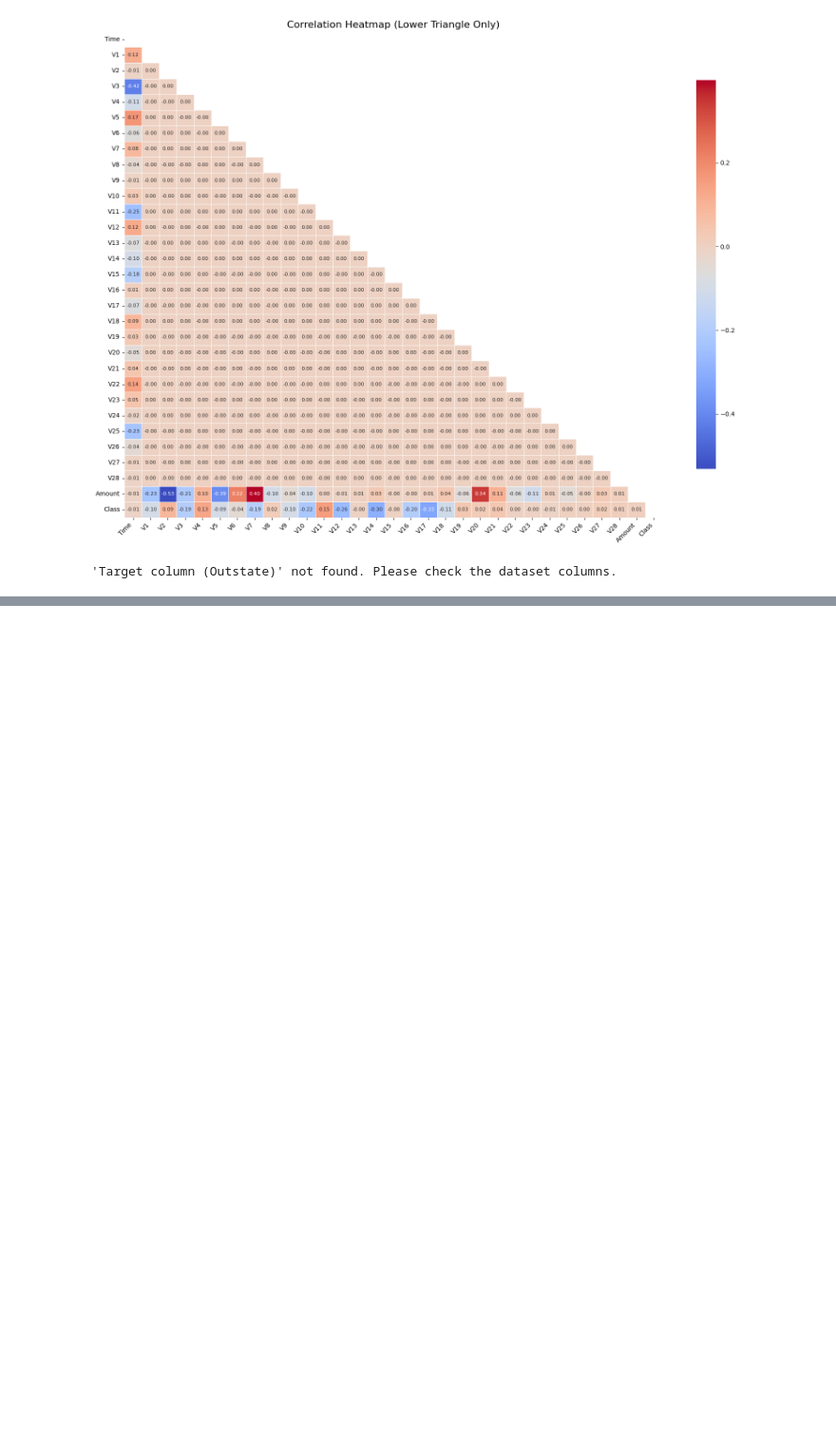
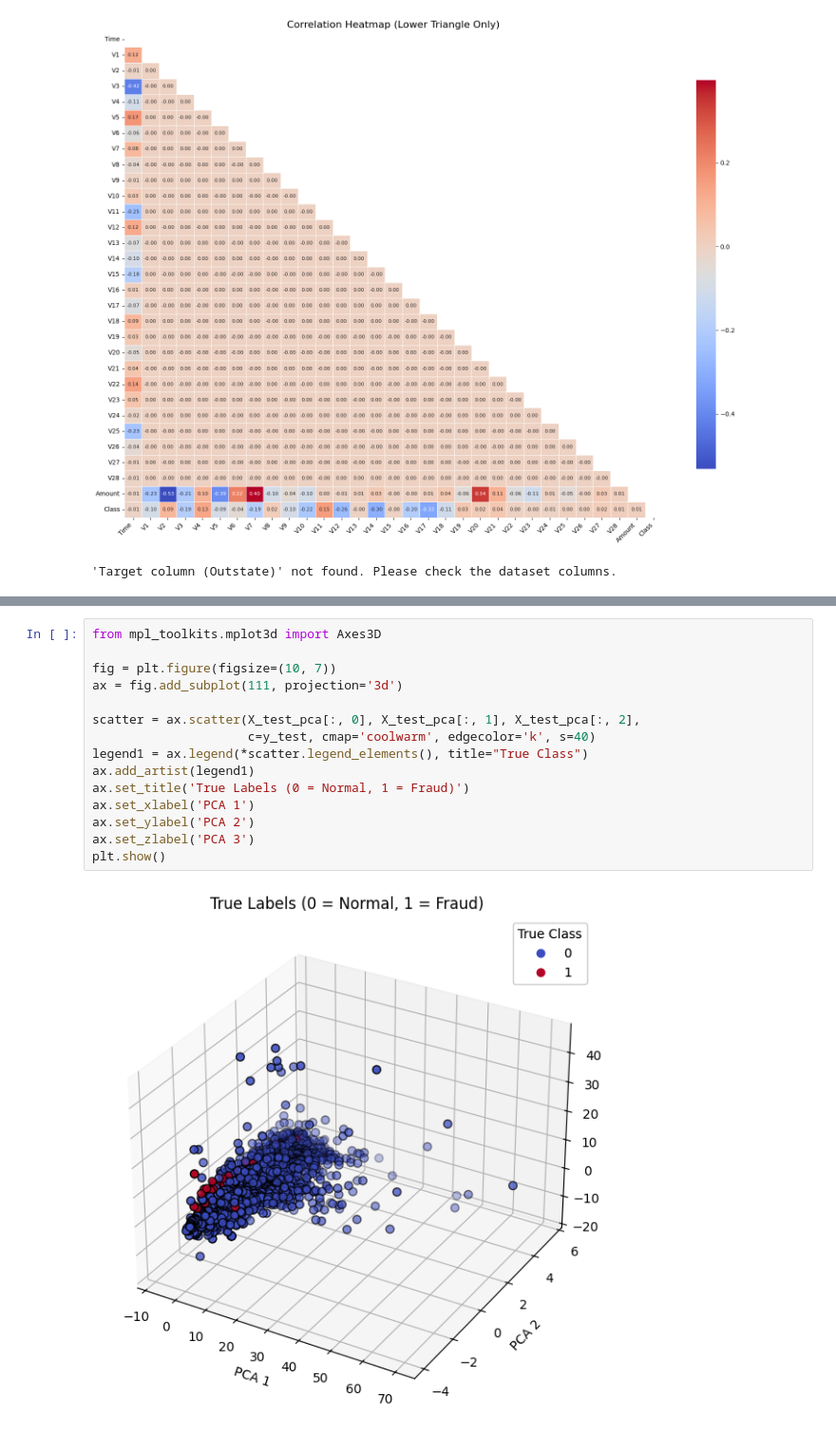
Before and after one commit to Kolawole-a2/Kola_Projects, a Jupyter notebook: Assisment_5_with_errors.ipynb, the cells around one changed output, grey strips where cells are left out. Shown at 95% size. Drawn from its saved outputs; the diff is of its cells as text; blank space fills up the shorter version.

```diff
--- a/Assisment_5_with_errors.ipynb
+++ b/Assisment_5_with_errors.ipynb
@@ -1026,0 +467,17 @@ dtype: int64
+# %%
+from mpl_toolkits.mplot3d import Axes3D
+
+fig = plt.figure(figsize=(10, 7))
+ax = fig.add_subplot(111, projection='3d')
+
+scatter = ax.scatter(X_test_pca[:, 0], X_test_pca[:, 1], X_test_pca[:, 2],
+                     c=y_test, cmap='coolwarm', edgecolor='k', s=40)
+legend1 = ax.legend(*scatter.legend_elements(), title="True Class")
+ax.add_artist(legend1)
+ax.set_title('True Labels (0 = Normal, 1 = Fraud)')
+ax.set_xlabel('PCA 1')
+ax.set_ylabel('PCA 2')
+ax.set_zlabel('PCA 3')
+plt.show()
+# %% [output]
+[figure, added]
```
Also changed, not shown: parts of 17 cells of this notebook.
